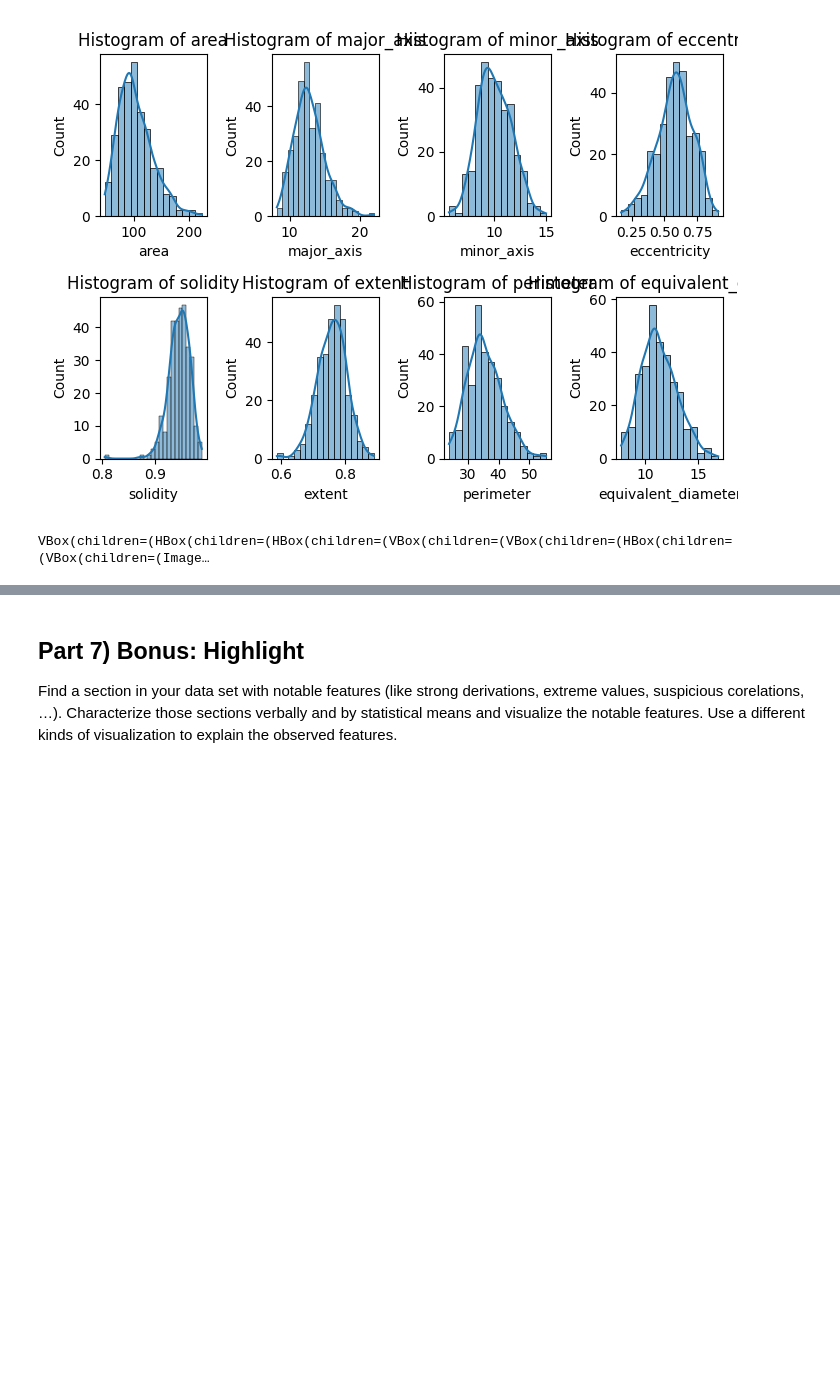
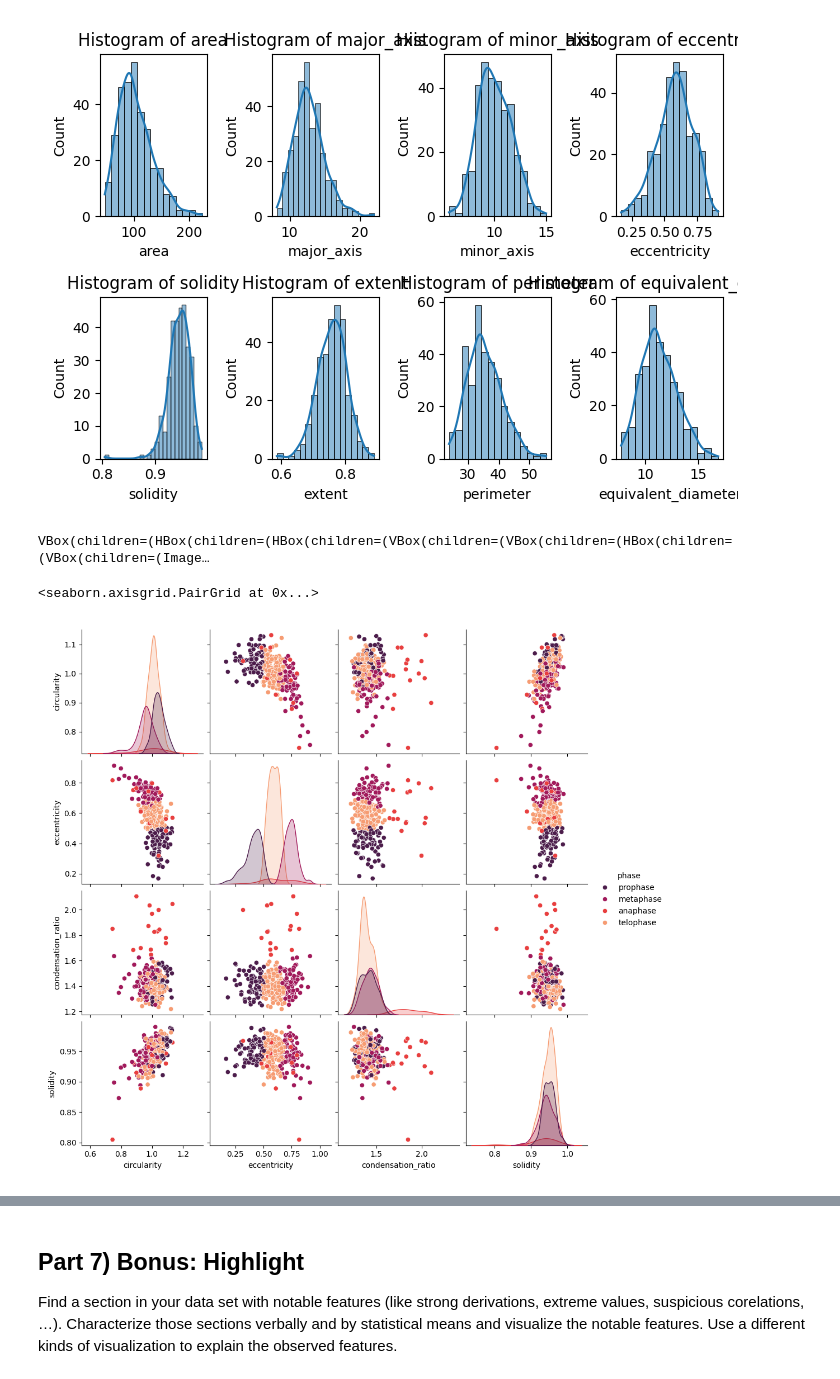
Before and after one commit to marabuuu/rse-lab, a Jupyter notebook: notebooks/RSE_assignment.ipynb, the cells around one changed output, grey strips where cells are left out. Cells and saved outputs as stored; diff of their text form; code cells hidden in the pictures; blank space fills up the shorter version.

Commit message:
add mitotic phase analysis

```diff
--- a/notebooks/RSE_assignment.ipynb
+++ b/notebooks/RSE_assignment.ipynb
@@ -180,7 +195,8 @@ Create a statistical analysis for each of the properties recorded in the data se
 feature_columns = ['area', 'mean', 'min', 'max',
                    'major_axis', 'minor_axis',
                    'eccentricity', 'solidity',
-                   'extent', 'perimeter', 'equivalent_diameter']
+                   'extent', 'perimeter', 'equivalent_diameter',
+                   'circularity','condensation_ratio']
 
 X = df[feature_columns].to_numpy()
 
@@ -263,3 +258,36 @@ stackview.clusterplot(image = image,
                       alpha = 0.7)
 # %% [output]
 VBox(children=(HBox(children=(HBox(children=(VBox(children=(VBox(children=(HBox(children=(VBox(children=(Image…
+# %%
+import pandas as pd
+import seaborn as sns
+
+# Select features for clustering
+features = ['circularity', 'eccentricity', 'condensation_ratio', 'solidity']
+X = df[features]
+
+# Cluster into 4 groups
+kmeans = KMeans(n_clusters=4, random_state=42)
+df['predicted_phase'] = kmeans.fit_predict(X)
+
+# Map cluster IDs to phase names
+phase_map = {
+    0: 'prophase',
+    1: 'metaphase',
+    2: 'anaphase',
+    3: 'telophase'
+}
+df['phase'] = df['predicted_phase'].map(phase_map)
+
+# Define the biological order explicitly
+phase_order = ['prophase', 'metaphase', 'anaphase', 'telophase']
+df['phase'] = pd.Categorical(df['phase'], categories=phase_order, ordered=True)
+
+# Create a new DataFrame with labeled phases
+plot_df = df[features + ['phase']]
+
+# Use the same color palette and plot
+sns.pairplot(plot_df, hue='phase', vars=features, palette='rocket', hue_order=phase_order)
+# %% [output]
+<seaborn.axisgrid.PairGrid at 0x...>
+[figure, new version]
```
Also changed, not shown: parts of 7 cells of this notebook.
